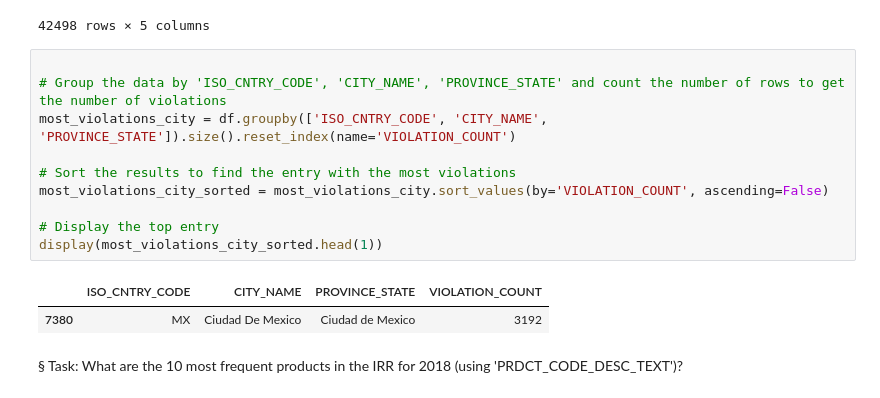
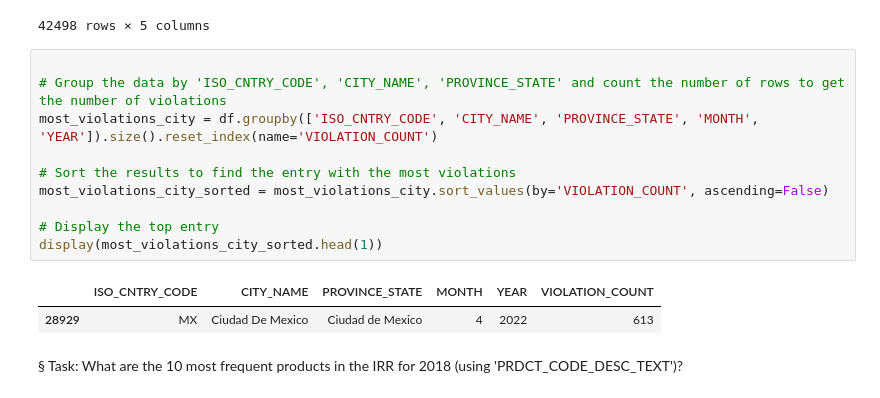
Before and after one commit to xwalls-github/Import-Refusals---Data-Mining, a Jupyter notebook: refusal_entry_violations.ipynb, the cells around one changed output. Saved outputs shown, nothing was run; the diff lists cells and outputs as text.

```diff
--- a/refusal_entry_violations.ipynb
+++ b/refusal_entry_violations.ipynb
@@ -112,16 +120,16 @@ grouped_addtl_cols_df
 # %%
 
 # Group the data by 'ISO_CNTRY_CODE', 'CITY_NAME', 'PROVINCE_STATE' and count the number of rows to get the number of violations
-most_violations_city = df.groupby(['ISO_CNTRY_CODE', 'CITY_NAME', 'PROVINCE_STATE']).size().reset_index(name='VIOLATION_COUNT')
+most_violations_city = df.groupby(['ISO_CNTRY_CODE', 'CITY_NAME', 'PROVINCE_STATE', 'MONTH', 'YEAR']).size().reset_index(name='VIOLATION_COUNT')
 
 # Sort the results to find the entry with the most violations
 most_violations_city_sorted = most_violations_city.sort_values(by='VIOLATION_COUNT', ascending=False)
 
 # Display the top entry
 display(most_violations_city_sorted.head(1))
 # %% [output]
-|  | ISO_CNTRY_CODE | CITY_NAME | PROVINCE_STATE | VIOLATION_COUNT |
-| 7380 | MX | Ciudad De Mexico | Ciudad de Mexico | 3192 |
+|  | ISO_CNTRY_CODE | CITY_NAME | PROVINCE_STATE | MONTH | YEAR | VIOLATION_COUNT |
+| 28929 | MX | Ciudad De Mexico | Ciudad de Mexico | 4 | 2022 | 613 |
 # %% [markdown]
 § Task: What are the 10 most frequent products in the IRR for 2018 (using 'PRDCT_CODE_DESC_TEXT')?
 # %%
```
Also changed, not shown: parts of 16 cells of this notebook.
